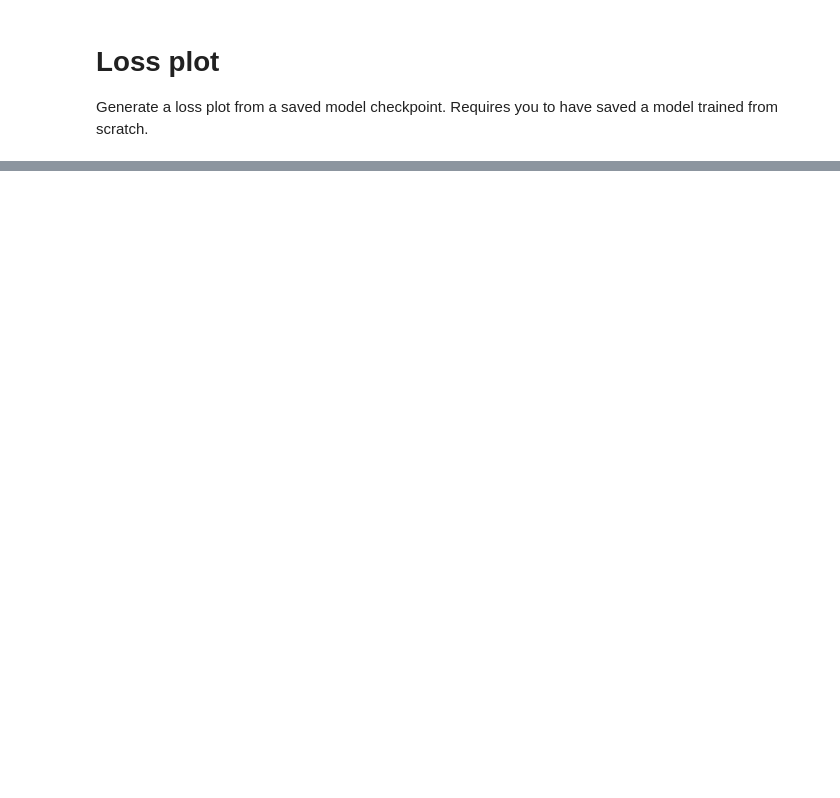
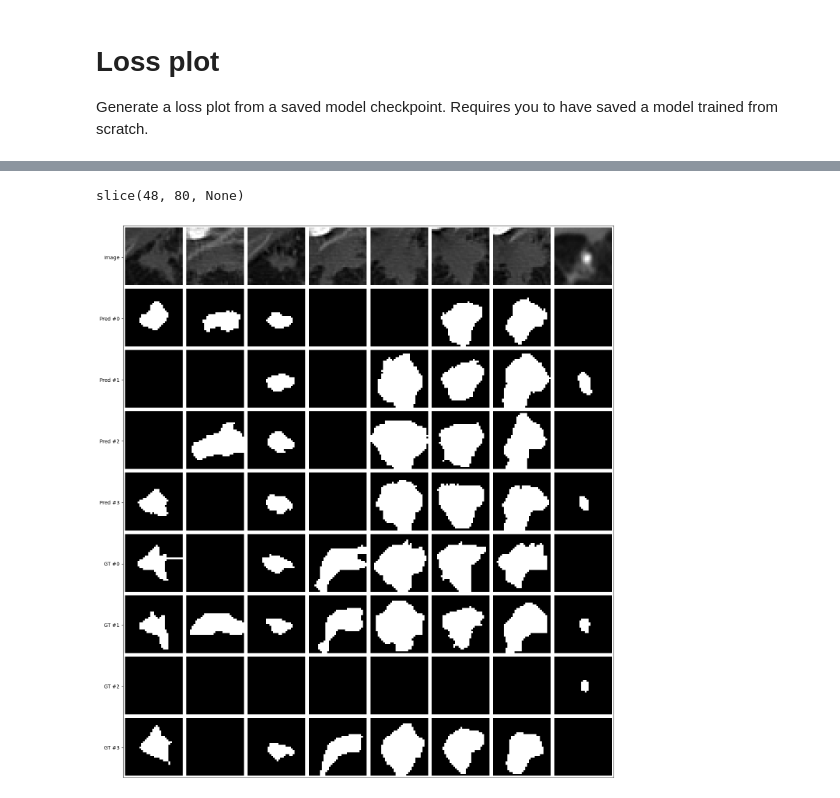
Before and after one commit to JakobLC/AmbDiffSeg, a Jupyter notebook: notebooks/visualize.ipynb, the cells around one changed output, grey strips where cells are left out. Drawn from its saved outputs; the diff is of its cells as text; code cells hidden in the pictures; blank space fills up the shorter version.

```diff
--- a/notebooks/visualize.ipynb
+++ b/notebooks/visualize.ipynb
@@ -39,41 +39,44 @@ import matplotlib.pyplot as plt
 import torch
 import numpy as np
 
-#parameters to change
-n_show = 8 # number of images to show
-do_mean = False # whether to show mean of predictions and gts or all individually
-zoom_factor = 1 # zoom factor for the image, 1 means no zoom
-saved_eval_path = "../saves_evaluation/default_eval.pt" # path to the saved evaluation file
+n_show = 8
+do_mean = False
+zoom_factor = 4
+saved_eval_path = "../saves_evaluation/default_eval.pt"
 
 map_inv = lambda x: x*0.229+0.485 # map to invert imagenet normalization for the first channel
 loaded = torch.load(saved_eval_path,weights_only=False)
 maybe_do_mean = lambda x: [sum(x)/len(x)] if do_mean else x
 
 image = []
 for i in range(n_show):
     image.append([map_inv(loaded["images"][i].numpy()[0])])
     image[-1].extend(maybe_do_mean([loaded["preds"][i][:,:,j] for j in range(loaded["preds"][i].shape[2])]))
     image[-1].extend(maybe_do_mean([loaded["gts"][i][:,:,j] for j in range(loaded["gts"][i].shape[2])]))
 
 n_preds = loaded["preds"][i].shape[2]
 n_gts = loaded["gts"][i].shape[2]
 hw = loaded["images"][i].shape[1]
 if zoom_factor > 1:
     zoom_factor = 1/zoom_factor
 zoom_idx = slice(int(hw/2-zoom_factor*hw/2),int(hw/2+zoom_factor*hw/2))
-hw2 = zoom_idx.stop-zoom_idx.start
+print(zoom_idx)
 zoom_idx = (zoom_idx,zoom_idx)
 
 image = [[np.pad(item[zoom_idx],((1,1),(1,1)),mode="constant",constant_values=1) for item in image[i]] for i in range(n_show)]
 image = [np.concatenate(image[i],axis=0) for i in range(n_show)]
 image = np.concatenate(image,axis=1)
 
-plt.figure(figsize=(15,20))
+plt.figure(figsize=(20,20))
 plt.imshow(image,cmap="gray",vmin=0,vmax=1)
 if do_mean:
     ticks = ["Image", "Mean Pred", "Mean GT"]
 else:
     ticks = ["Image"]+["Pred #"+str(i) for i in range(n_preds)] + ["GT #"+str(i) for i in range(n_gts)]
+hw2 = hw*zoom_factor
 y = np.arange(len(ticks))* (hw2+2)+hw2//2+1
 plt.yticks(y,ticks)
 plt.xticks([]);
+# %% [output]
+slice(48, 80, None)
+[figure, added]
```
Also changed, not shown: parts of 2 cells of this notebook, 11 other files.
